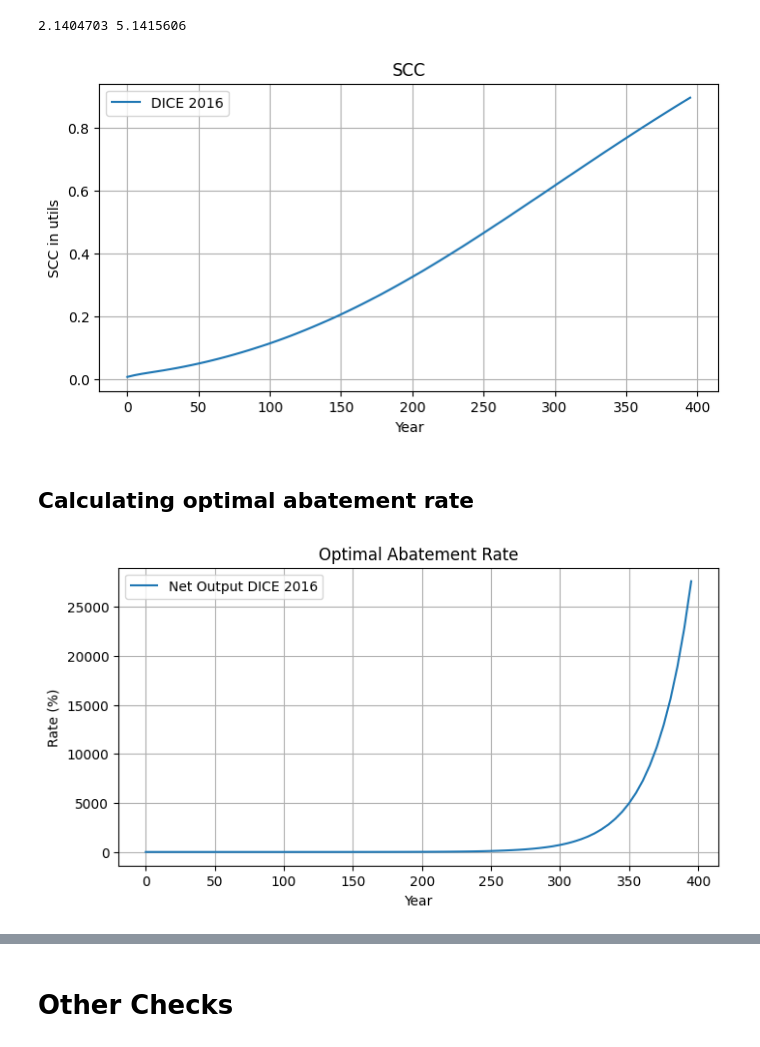
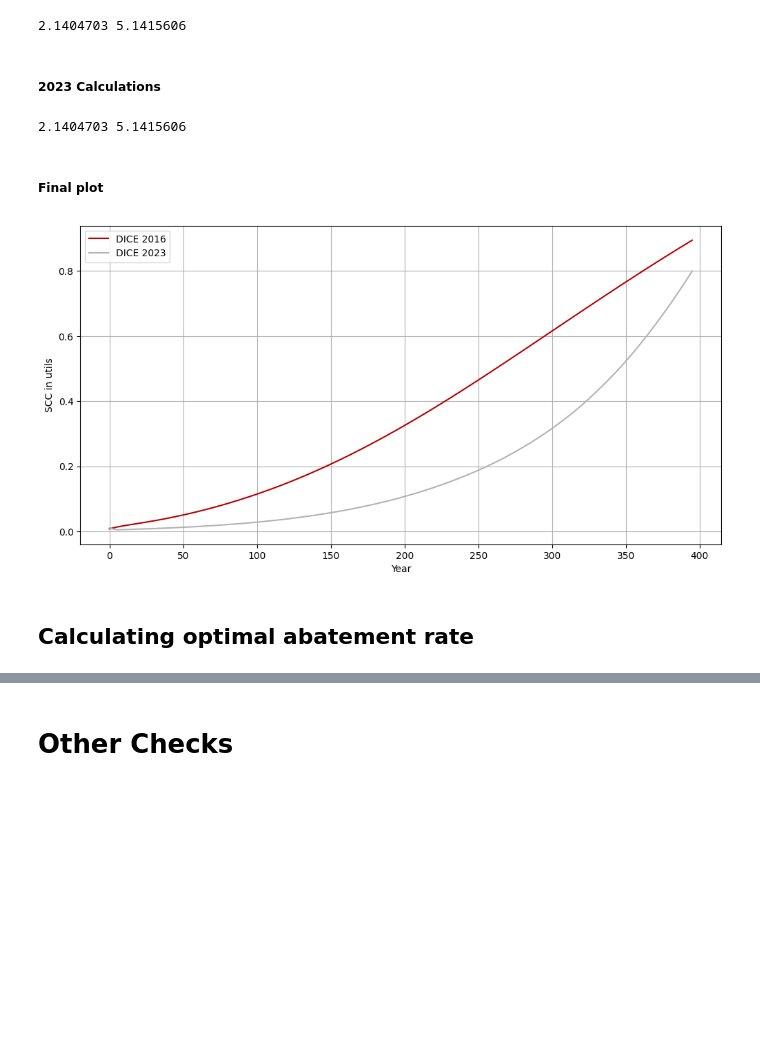
Before and after one commit to hermanvest/DNN-for-ACE, a Jupyter notebook: plotting/thesis_results.ipynb, the cells around one changed output, grey strips where cells are left out. Cells and saved outputs as stored; diff of their text form; code cells hidden in the pictures; blank space fills up the shorter version.

```diff
--- a/plotting/thesis_results.ipynb
+++ b/plotting/thesis_results.ipynb
@@ -211,35 +289,65 @@ sigma_forc = env2016.equations_of_motion.sigma_forc.numpy()
 constant_part = (beta_squared/m_pre)*xi_0 * temp_dyn_inverse * sigma_forc * carbon_dyn_inverse
 
 damages = 1 - np.exp(-xi_0*df2016["tau_1_t"][:num_time_steps]+xi_0)
-net_output = gross_output*(np.ones_like(damages)-damages)
+net_output = gross_output2016*(np.ones_like(damages)-damages)
+scc2016 = net_output * constant_part
+# %% [markdown]
+##### 2023 Calculations
+# %%
+# Calculating the temperature dynamics inverse
+sigma = env2023.equations_of_motion.sigma_transition
+tensor_shape = sigma.shape[0]
+ones_matrix = tf.eye(num_rows=tensor_shape, dtype=tf.float32)
+
+matrix_to_invert = ones_matrix - (env2023.equations_of_motion.beta * sigma)
+inverse_matrix = tf.linalg.inv(matrix_to_invert)
+
+temp_dyn_inverse = inverse_matrix[0, 0].numpy()
+
+# ---------------------------------- #
+# Calculating the carbon dynamics inverse
+phi = env2023.equations_of_motion.Phi
+tensor_shape = phi.shape[0]
+ones_matrix = tf.eye(num_rows=tensor_shape, dtype=tf.float32)
+
+matrix_to_invert = ones_matrix - env2023.equations_of_motion.beta * phi
+inverse_matrix = tf.linalg.inv(matrix_to_invert)
+
+carbon_dyn_inverse = inverse_matrix[0, 0].numpy()
+
+print(temp_dyn_inverse, carbon_dyn_inverse)
+# %% [output]
+2.1404703 5.1415606
+# %%
+# Constants
+xi_0 = env2023.equations_of_motion.xi_0.numpy()
+beta_squared = np.square(env2023.equations_of_motion.beta.numpy())
+m_pre = env2023.equations_of_motion.M_pre.numpy()
+sigma_forc = env2023.equations_of_motion.sigma_forc.numpy()
+constant_part = (beta_squared/m_pre)*xi_0 * temp_dyn_inverse * sigma_forc * carbon_dyn_inverse
+
+damages = 1 - np.exp(-xi_0*df2023["tau_1_t"][:num_time_steps]+xi_0)
+net_output = gross_output2023*(np.ones_like(damages)-damages)
+scc2023 = net_output * constant_part
+# %% [markdown]
+##### Final plot
 # %%
-scc = net_output * constant_part
-plt.figure(figsize=(8, 4))
-plt.plot(year_labels, scc, label='DICE 2016')
-plt.title('SCC')
+plt.figure(figsize=(12, 6))
+plt.plot(year_labels, scc2016, label='DICE 2016', color = color_red)
+plt.plot(year_labels, scc2023, label='DICE 2023', color = color_gray)
 plt.xlabel('Year')
 plt.ylabel('SCC in utils')
 plt.legend()
 plt.grid(True)
 plt.show()
 # %% [output]
-[figure, old version]
+[figure, new version]
 # %% [markdown]
 ## Calculating optimal abatement rate
 # %%
+# Calculations for 2016
 theta_2 = env2016.equations_of_motion.theta_2.numpy()
 p_back = env2016.equations_of_motion.pbacktime.numpy()[:num_time_steps]
 
 exponent = 1 / (theta_2 - 1)
-optimal_abatement_rate = [np.power(scc[t]/(p_back[t]*(1-damages[t])), exponent) for t in range(num_time_steps)]
-
-plt.figure(figsize=(8, 4))
-plt.plot(year_labels, optimal_abatement_rate, label='Net Output DICE 2016')
-plt.title('Optimal Abatement Rate')
-plt.xlabel('Year')
-plt.ylabel('Rate (%)')
-plt.legend()
-plt.grid(True)
-plt.show()
+optimal_abatement_rate_2016 = [np.power(scc2016[t]/(p_back[t]*(1-damages[t])), exponent) for t in range(num_time_steps)]
-# %% [output]
-[figure, removed]
```
Also changed, not shown: parts of 29 cells of this notebook, 4 other files.
